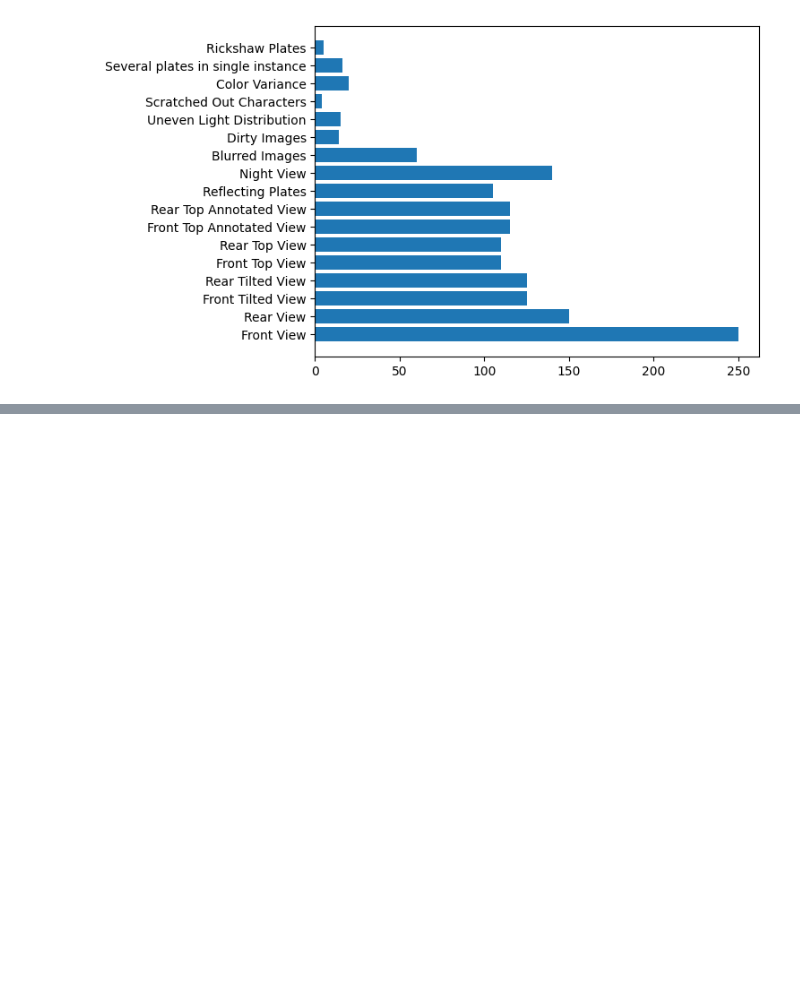
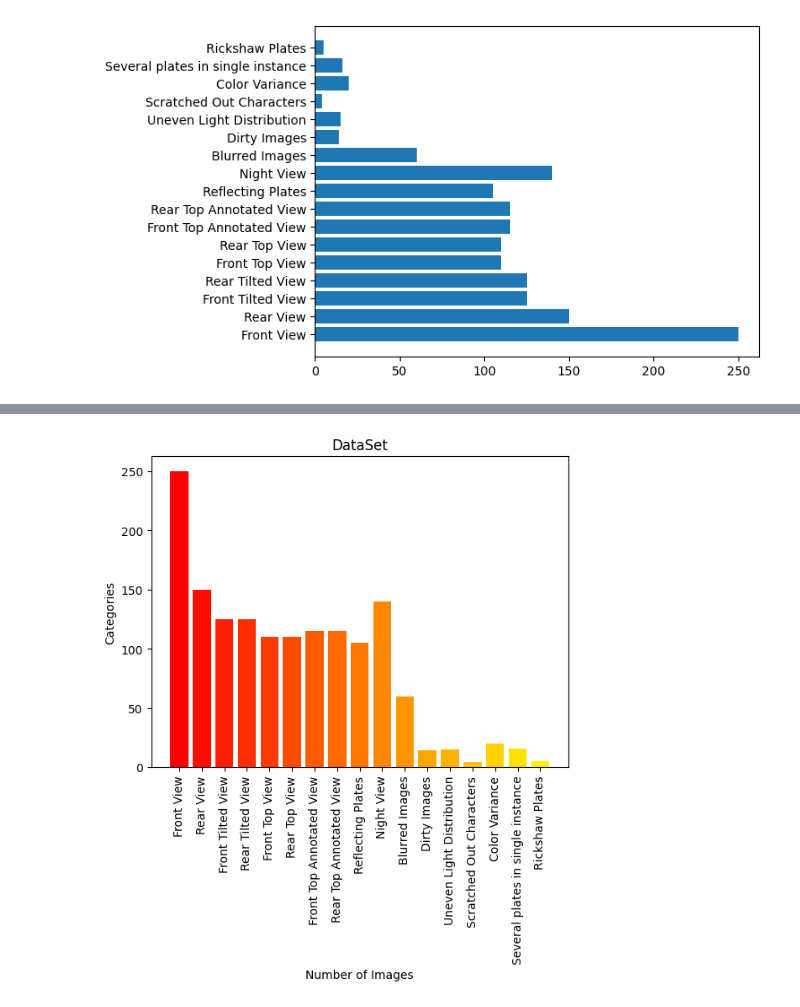
Before and after one commit to Abdullah-Nasir-Chowdhury/Python_BasicsofMatplotlib, a Jupyter notebook: paper_plot.ipynb, the cells around one changed output, grey strips where cells are left out. Saved outputs shown, nothing was run; the diff lists cells and outputs as text; code cells hidden in the pictures; blank space fills up the shorter version.

```diff
--- a/paper_plot.ipynb
+++ b/paper_plot.ipynb
@@ -43,0 +59,11 @@ plt.show()
+# %%
+x = [0,1,2,3,4,5,6,7,8,9,10,11,12,13,14,15,16]
+for i in range(0, len(labels)):
+    plt.bar(labels[i], z[i], color=cm.autumn(1.*i/len(labels)))
+    plt.xlabel('Number of Images')
+    plt.xticks(x, labels, rotation='vertical')
+    plt.ylabel('Categories')
+    plt.title('DataSet')
+plt.show()
+# %% [output]
+[figure, added]
```
Also changed, not shown: parts of 7 cells of this notebook.
